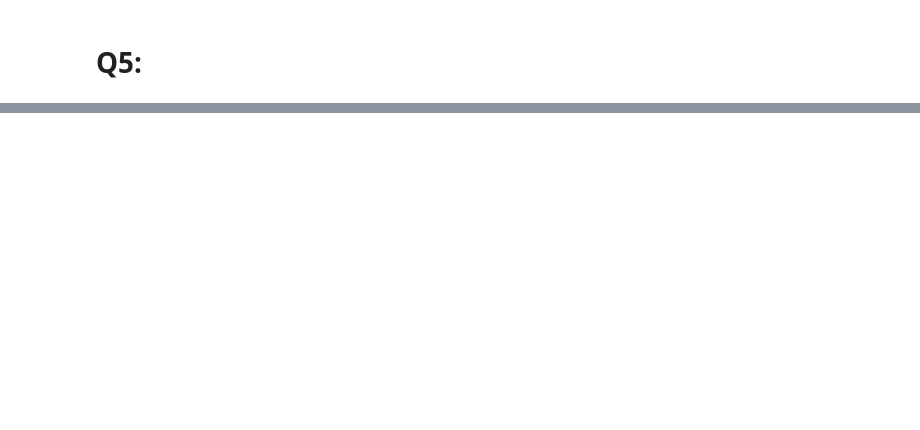
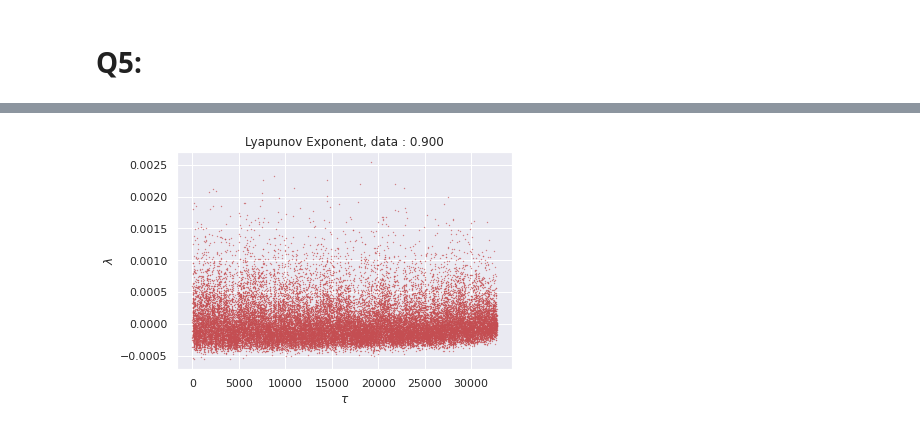
Before and after one commit to MohiMozaffari/Computational-Physics, a Jupyter notebook: HW9/HW9.ipynb, the cells around one changed output, grey strips where cells are left out. Cells and saved outputs as stored; diff of their text form; code cells hidden in the pictures; blank space fills up the shorter version.

```diff
--- a/HW9/HW9.ipynb
+++ b/HW9/HW9.ipynb
@@ -174,0 +247,12 @@ AxisError: axis 1 is out of bounds for array of dimension 1
+# %%
+data2 = np.loadtxt("/home/mohaddeseh/Documents/Programing/Computational/HW9/chaotic_data/0.900.txt")
+data2 = data2[:, 1]
+l2 = lyapunov_exp(data2)
+# %%
+plt.scatter(range(len(l2)), l2, s=0.1, color="r")
+plt.title('Lyapunov Exponent, data : 0.900')
+plt.ylabel('$\lambda$')
+plt.xlabel(r'$\tau$')
+plt.show()
+# %% [output]
+[figure, added]
```
Also changed, not shown: parts of 35 cells of this notebook, 2 other files.
